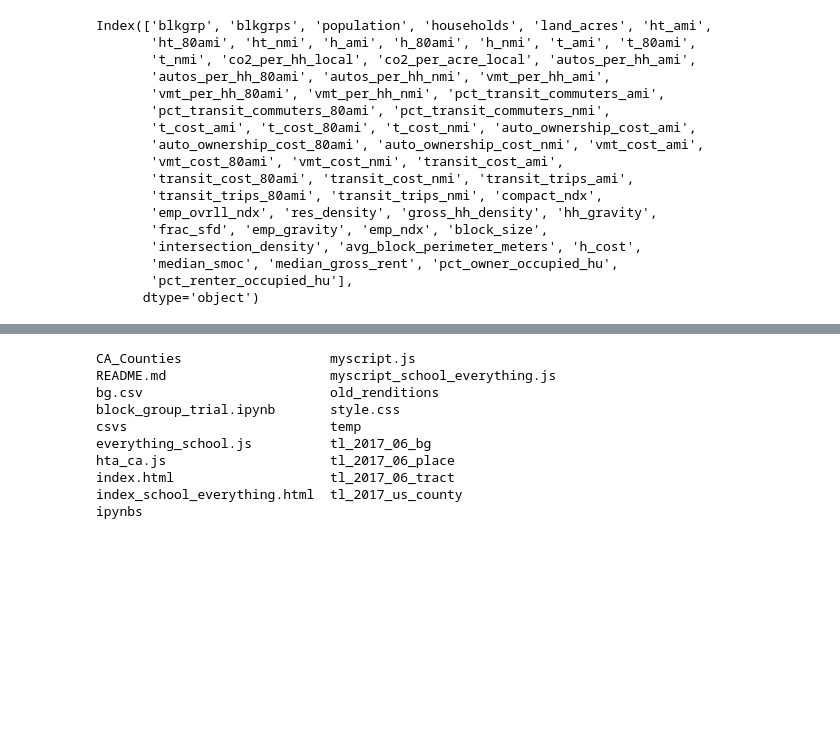
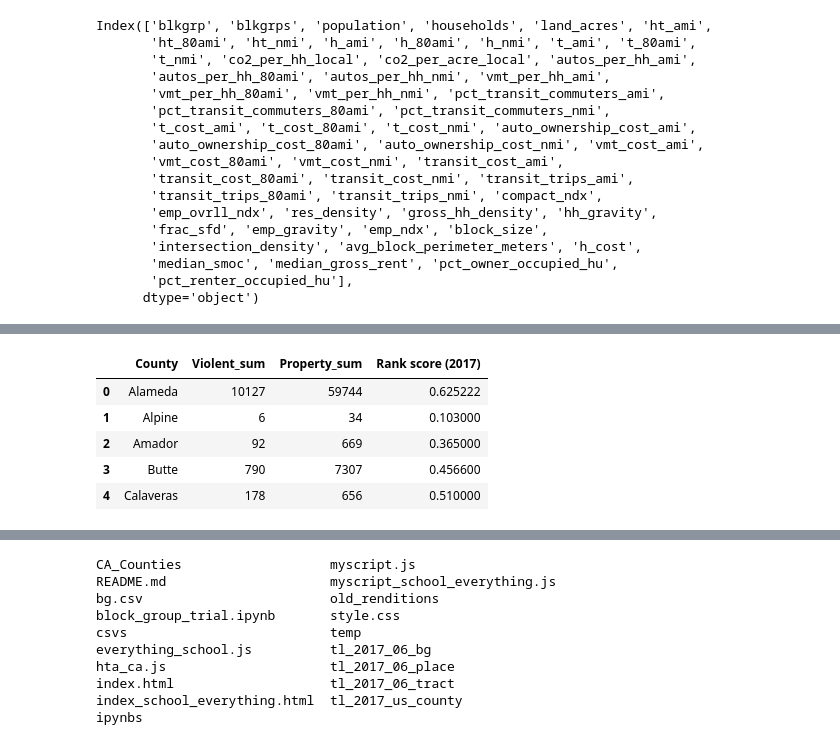
Before and after one commit to SUSA-org/HousingCrisisAPP, a Jupyter notebook: ipynbs/block_group_trial.ipynb, the cells around one changed output, grey strips where cells are left out. Drawn from its saved outputs; the diff is of its cells as text; code cells hidden in the pictures; blank space fills up the shorter version.

```diff
--- a/ipynbs/block_group_trial.ipynb
+++ b/ipynbs/block_group_trial.ipynb
@@ -270,0 +240,10 @@ bg_full.head()
+# %%
+crimeschools = pd.merge(crimes, schools_by_county, on="County")
+crimeschools.head()
+# %% [output]
+|  | County | Violent_sum | Property_sum | Rank score (2017) |
+| 0 | Alameda | 10127 | 59744 | 0.625222 |
+| 1 | Alpine | 6 | 34 | 0.103000 |
+| 2 | Amador | 92 | 669 | 0.365000 |
+| 3 | Butte | 790 | 7307 | 0.456600 |
+| 4 | Calaveras | 178 | 656 | 0.510000 |
```
Also changed, not shown: parts of 17 cells of this notebook, 1 other file.
